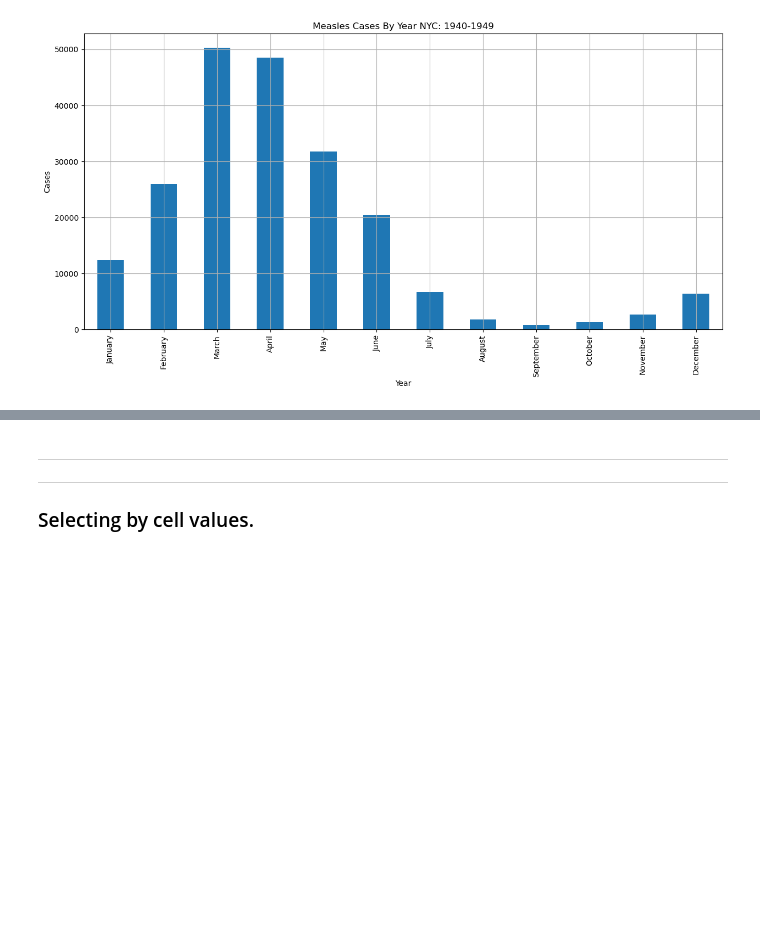
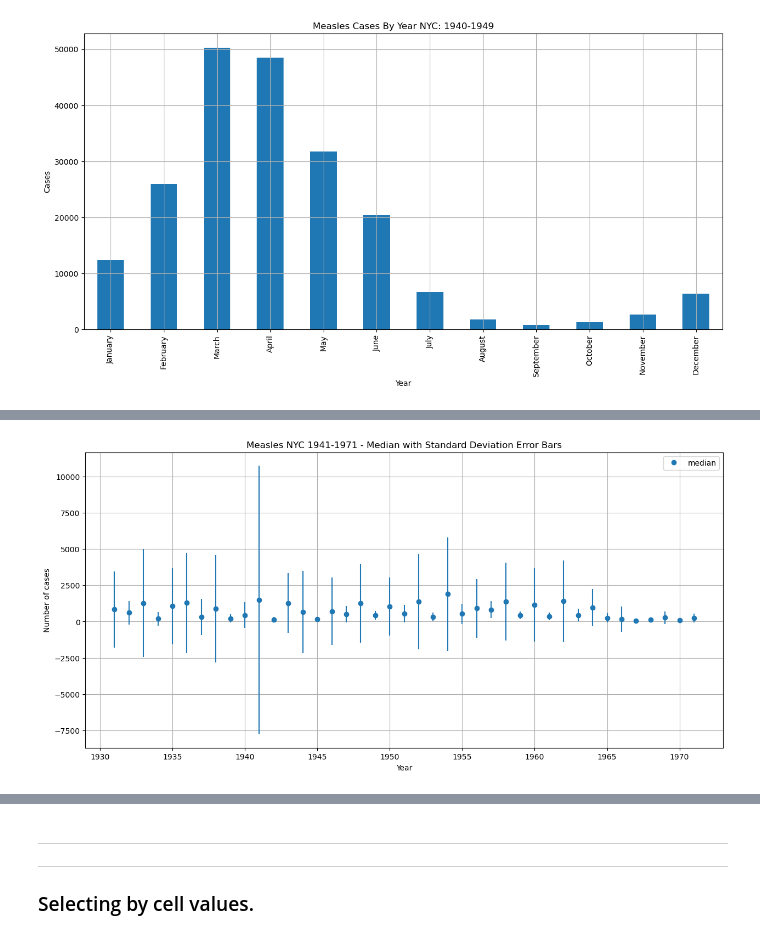
Before and after one commit to TeacherTalley/SummerSTEMUCA, a Jupyter notebook: Lecture 2 - Graphing Data.ipynb, the cells around one changed output, grey strips where cells are left out. Cells and saved outputs as stored; diff of their text form; code cells hidden in the pictures; blank space fills up the shorter version.

```diff
--- a/Lecture 2 - Graphing Data.ipynb
+++ b/Lecture 2 - Graphing Data.ipynb
@@ -872,0 +1031,22 @@ ax = measles_40s.sum().plot(kind=graphtype,
+# %%
+graphtype='line'
+graphtitle = f'Measles NYC 1941-1971 - Median with Standard Deviation Error Bars'
+
+figsize = (15, 7)
+
+xlabel = 'Year'
+ylabel = 'Number of cases'
+
+ax = measles_summary.plot(kind=graphtype,
+                          title=graphtitle,
+                          grid=True,
+                          xlabel=xlabel,
+                          ylabel=ylabel,
+                          marker='o',
+                          linestyle='',
+                          y='median',
+                          yerr='std',
+                          figsize=figsize
+                         )
+# %% [output]
+[figure, added]
```
Also changed, not shown: parts of 31 cells of this notebook.
